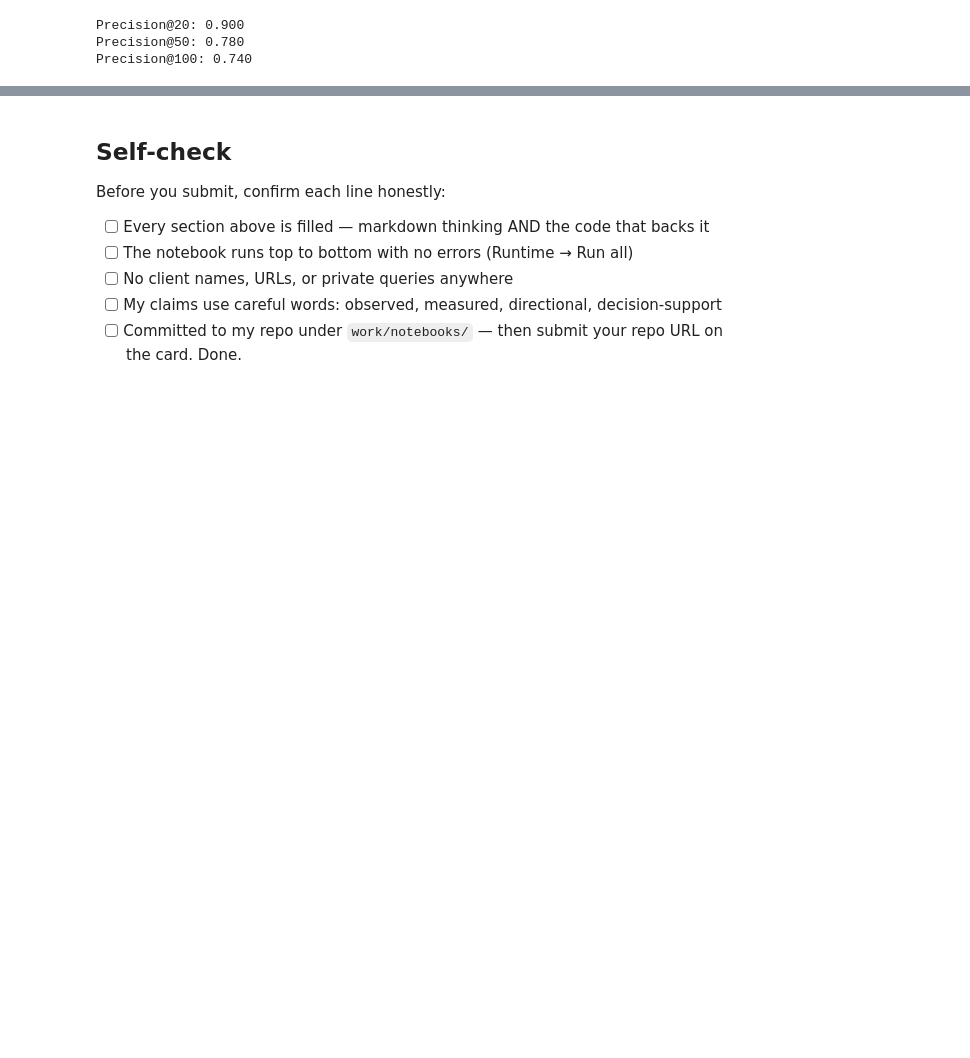
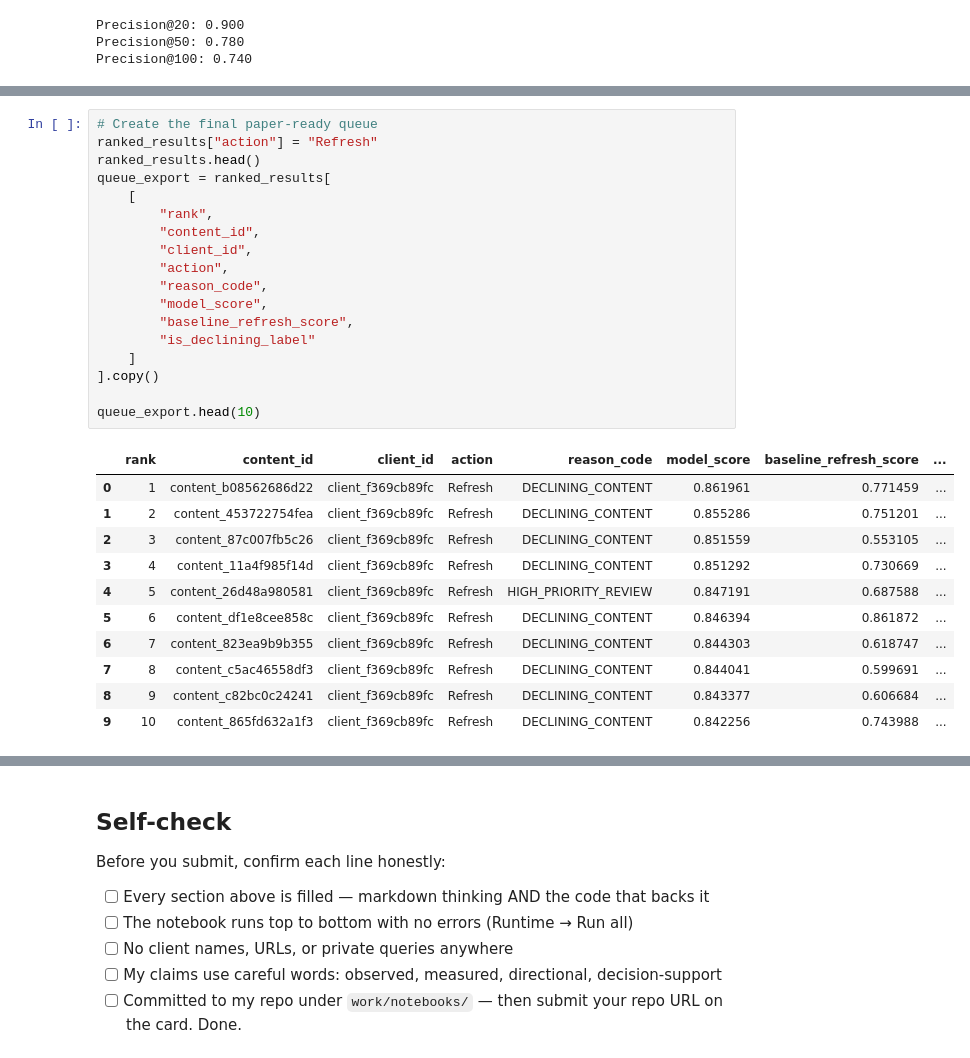
Before and after one commit to Teninlanimi/flyrank-internship-ml, a Jupyter notebook: work/notebooks/w07_action_playbook.ipynb, the cells around one changed output, grey strips where cells are left out. Drawn from its saved outputs; the diff is of its cells as text; blank space fills up the shorter version.

```diff
--- a/work/notebooks/w07_action_playbook.ipynb
+++ b/work/notebooks/w07_action_playbook.ipynb
@@ -865,0 +797,30 @@ ValueError: DataFrame constructor not properly called!
+# %%
+# Create the final paper-ready queue
+ranked_results["action"] = "Refresh"
+ranked_results.head()
+queue_export = ranked_results[
+    [
+        "rank",
+        "content_id",
+        "client_id",
+        "action",
+        "reason_code",
+        "model_score",
+        "baseline_refresh_score",
+        "is_declining_label"
+    ]
+].copy()
+
+queue_export.head(10)
+# %% [output]
+|  | rank | content_id | client_id | action | reason_code | model_score | baseline_refresh_score | ... |
+| 0 | 1 | content_b08562686d22 | client_f369cb89fc | Refresh | DECLINING_CONTENT | 0.861961 | 0.771459 | ... |
+| 1 | 2 | content_453722754fea | client_f369cb89fc | Refresh | DECLINING_CONTENT | 0.855286 | 0.751201 | ... |
+| 2 | 3 | content_87c007fb5c26 | client_f369cb89fc | Refresh | DECLINING_CONTENT | 0.851559 | 0.553105 | ... |
+| 3 | 4 | content_11a4f985f14d | client_f369cb89fc | Refresh | DECLINING_CONTENT | 0.851292 | 0.730669 | ... |
+| 4 | 5 | content_26d48a980581 | client_f369cb89fc | Refresh | HIGH_PRIORITY_REVIEW | 0.847191 | 0.687588 | ... |
+| 5 | 6 | content_df1e8cee858c | client_f369cb89fc | Refresh | DECLINING_CONTENT | 0.846394 | 0.861872 | ... |
+| 6 | 7 | content_823ea9b9b355 | client_f369cb89fc | Refresh | DECLINING_CONTENT | 0.844303 | 0.618747 | ... |
+| 7 | 8 | content_c5ac46558df3 | client_f369cb89fc | Refresh | DECLINING_CONTENT | 0.844041 | 0.599691 | ... |
+| 8 | 9 | content_c82bc0c24241 | client_f369cb89fc | Refresh | DECLINING_CONTENT | 0.843377 | 0.606684 | ... |
+| 9 | 10 | content_865fd632a1f3 | client_f369cb89fc | Refresh | DECLINING_CONTENT | 0.842256 | 0.743988 | ... |
```
Also changed, not shown: parts of 15 cells of this notebook.
